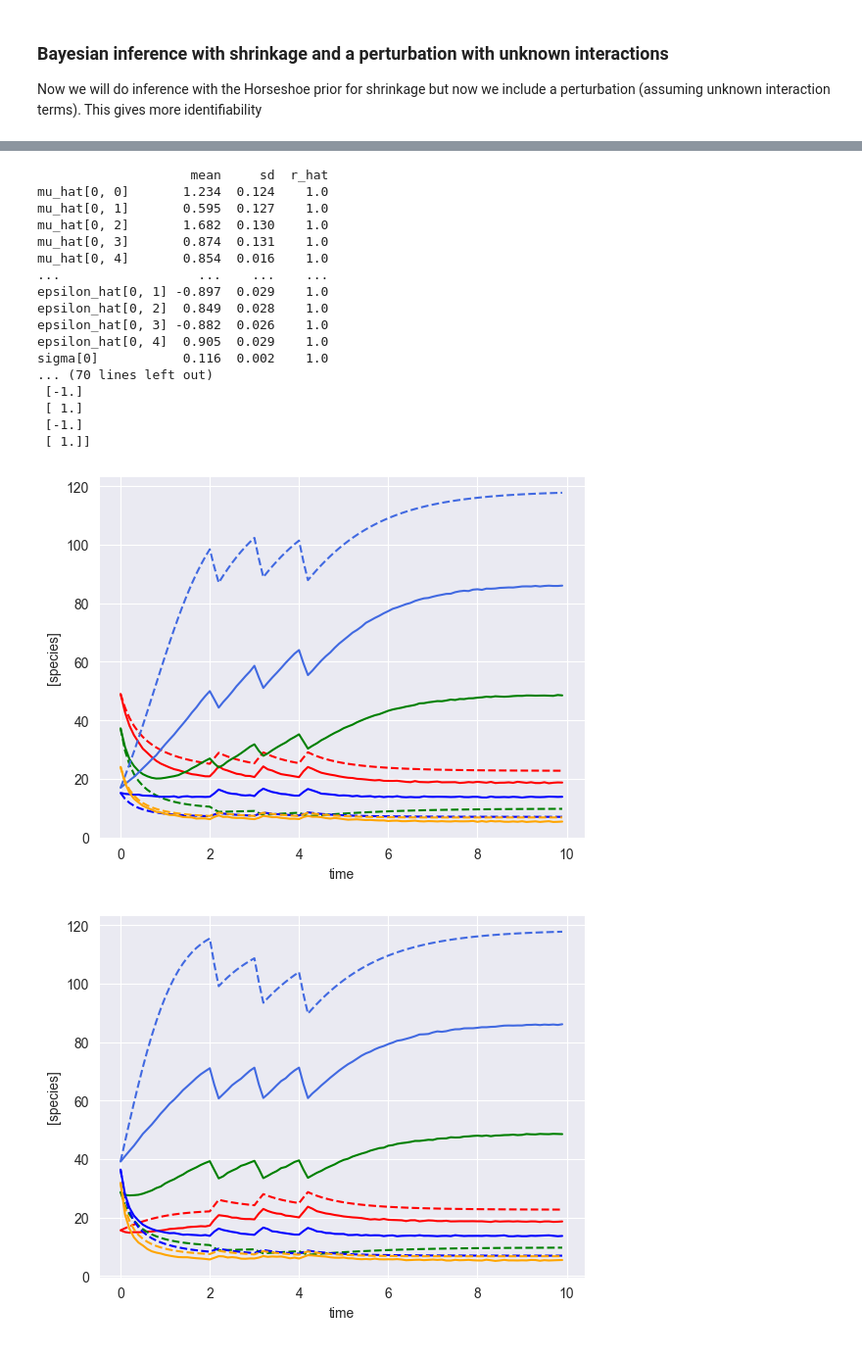
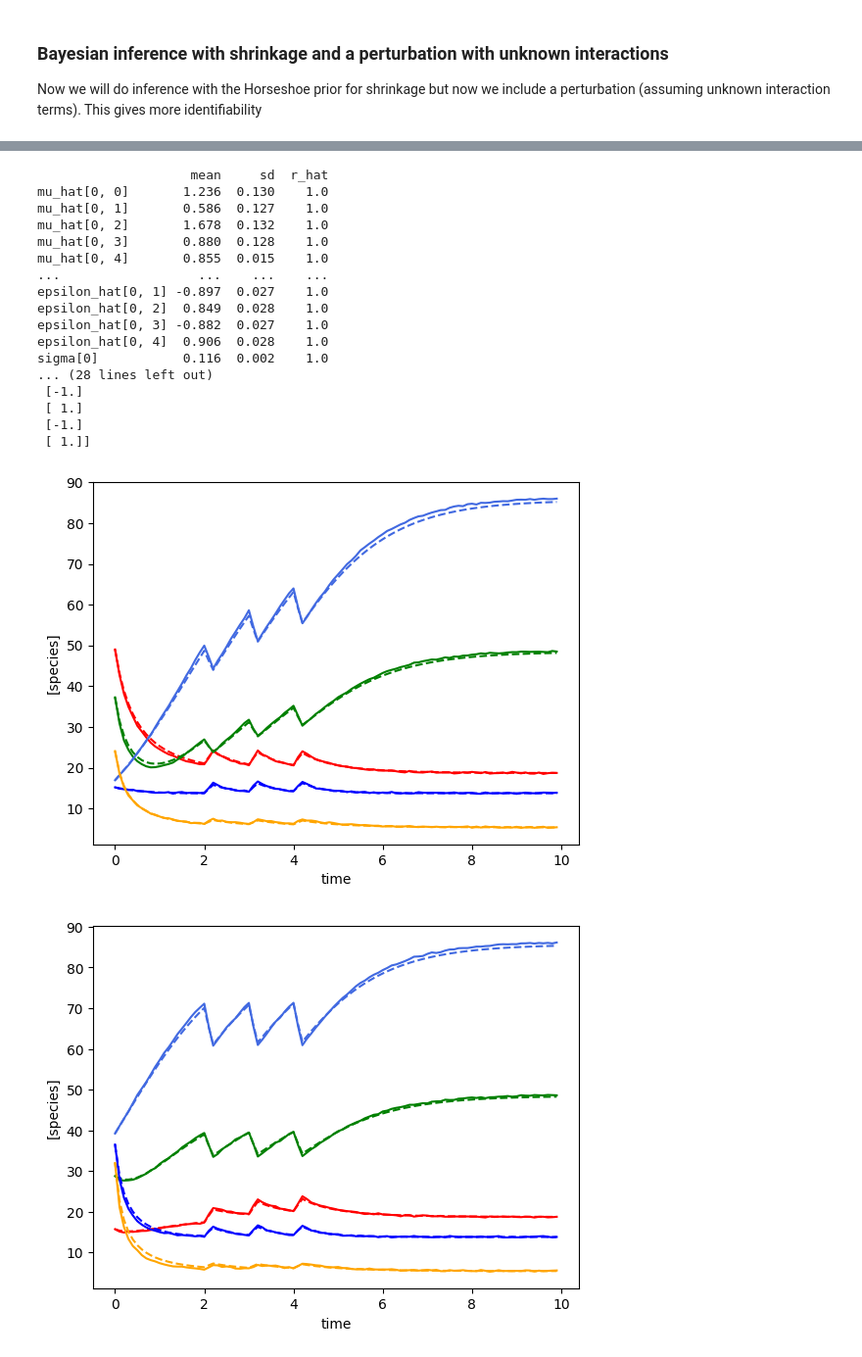
Before and after one commit to ucl-cssb/MIMIC, a Jupyter notebook: docs/source/notebooks/gLV/examples-bayes-gLV.ipynb, the cells around one changed output, grey strips where cells are left out. Shown at 98% size. Saved outputs shown, nothing was run; the diff lists cells and outputs as text; code cells hidden in the pictures.

```diff
--- a/docs/source/notebooks/gLV/examples-bayes-gLV.ipynb
+++ b/docs/source/notebooks/gLV/examples-bayes-gLV.ipynb
@@ -181,7 +180,10 @@ inference.set_parameters(X=X, F=F, prior_mu_mean=prior_mu_mean, prior_mu_sigma=p
                           prior_Mij_sigma=prior_Mij_sigma,
                           draws=draws, tune=tune, chains=chains,cores=cores)
 
-idata = inference.run_bayes_gLV()
+idata = inference.run_inference()
+
+# To plot posterior distributions
+#inference.plot_posterior(idata)
 
 
 summary = az.summary(idata, var_names=["mu_hat", "M_ii_hat", "M_ij_hat", "M_hat", "sigma"])
@@ -196,7 +198,7 @@ M_h = np.median(idata.posterior["M_hat"].values, axis=(0,1) )
 
 compare_params(mu=(mu, mu_h), M=(M, M_h))
 
-predictor = sim_gLV(num_species=num_species, M=M_h, mu=mu_h)
+predictor = sim_gLV(num_species=num_species, M=M_h.T, mu=mu_h)
 
 # plot comparison of simulated and predicted timeseries
 for timecourse_idx in range(num_timecourses):
@@ -293,21 +291,11 @@ inference.set_parameters(X=X, F=F, prior_mu_mean=prior_mu_mean, prior_mu_sigma=p
                           DA=DA, DA0=DA0, N=N, noise_stddev=noise_stddev,
                           draws=draws, tune=tune, chains=chains,cores=cores)
 
-idata = inference.run_bayes_gLV_shrinkage()
+idata = inference.run_inference_shrinkage()
 
+# To plot posterior distributions
+#inference.plot_posterior(idata)
 
-
-#nX = num_species
-#n_obs = times.shape[0] - 1
-#noise_stddev = 0.1
-
-# Params for shrinkage on M_ij (non diagonal elements)
-#DA = nX*nX - nX
-#DA0 = 3     # expected number of non zero entries in M_ij
-#N = n_obs - 2
-
-#inference = infergLVbayes(X, F, mu_prior, M_prior, DA=DA, DA0=DA0, N=N, noise_stddev=noise_stddev)
-#idata = inference.run_bayes_gLV_shrinkage()
 
 # print summary
 summary = az.summary(idata, var_names=["mu_hat", "M_ii_hat", "M_ij_hat", "M_hat", "sigma"])
@@ -323,7 +311,7 @@ M_h = np.median(idata.posterior["M_hat"].values, axis=(0,1) )
 # compare fitted with simulated parameters
 compare_params(mu=(mu, mu_h), M=(M, M_h))
 
-predictor = sim_gLV(num_species=num_species, M=M_h, mu=mu_h)
+predictor = sim_gLV(num_species=num_species, M=M_h.T, mu=mu_h)
 yobs_h, _, _, _, _ = predictor.simulate(times=times, init_species=yobs[0])
 plot_fit_gLV(yobs, yobs_h, times)
 # %% [output]
@@ -431,21 +419,11 @@ inference.set_parameters(X=X, F=F, prior_mu_mean=prior_mu_mean, prior_mu_sigma=p
                           DA=DA, DA0=DA0, N=N, noise_stddev=noise_stddev,
                           draws=draws, tune=tune, chains=chains,cores=cores)
 
-idata = inference.run_bayes_gLV_shrinkage_pert()
+idata = inference.run_inference_shrinkage_pert()
 
+# To plot posterior distributions
+#inference.plot_posterior_pert(idata)
 
-
-#nX = num_species
-#n_obs = times.shape[0] - 1
-#noise_stddev = 0.1
-
-# Params for shrinkage on M_ij (non diagonal elements)
-#DA = nX*nX - nX
-#DA0 = 3     # expected number of non zero entries in M_ij
-#N = n_obs - 2
-
-#inference = infergLVbayes(X, F, mu_prior, M_prior, DA=DA, DA0=DA0, N=N, noise_stddev=noise_stddev, epsilon=epsilon)
-#idata = inference.run_bayes_gLV_shrinkage_pert()
 
 # print summary
 summary = az.summary(idata, var_names=["mu_hat", "M_ii_hat", "M_ij_hat", "M_hat", "epsilon_hat", "sigma"])
@@ -471,7 +449,7 @@ print(e_h.shape)
 
 predictor = sim_gLV(num_species=num_species,
                     num_perturbations=1,
-                    M=M_h,
+                    M=M_h.T,
                     mu=mu_h,
                     epsilon=e_h,
                     )
@@ -494,19 +470,19 @@ Sampling 4 chains for 500 tune and 500 draw iterations (2_000 + 2_000 draws tota
                     mean     sd  r_hat
-mu_hat[0, 0]       1.234  0.124    1.0
-mu_hat[0, 1]       0.595  0.127    1.0
-mu_hat[0, 2]       1.682  0.130    1.0
-mu_hat[0, 3]       0.874  0.131    1.0
-mu_hat[0, 4]       0.854  0.016    1.0
+mu_hat[0, 0]       1.236  0.130    1.0
+mu_hat[0, 1]       0.586  0.127    1.0
+mu_hat[0, 2]       1.678  0.132    1.0
+mu_hat[0, 3]       0.880  0.128    1.0
+mu_hat[0, 4]       0.855  0.015    1.0
 ...                  ...    ...    ...
-epsilon_hat[0, 1] -0.897  0.029    1.0
+epsilon_hat[0, 1] -0.897  0.027    1.0
 epsilon_hat[0, 2]  0.849  0.028    1.0
-epsilon_hat[0, 3] -0.882  0.026    1.0
-epsilon_hat[0, 4]  0.905  0.029    1.0
+epsilon_hat[0, 3] -0.882  0.027    1.0
+epsilon_hat[0, 4]  0.906  0.028    1.0
 sigma[0]           0.116  0.002    1.0
-... (70 lines left out)
+... (28 lines left out)
  [-1.]
  [ 1.]
  [-1.]
  [ 1.]]
-[figure, old version]
+[figure, new version]
-[figure, old version]
+[figure, new version]
```
Also changed, not shown: parts of 6 cells of this notebook, 4 other files.
